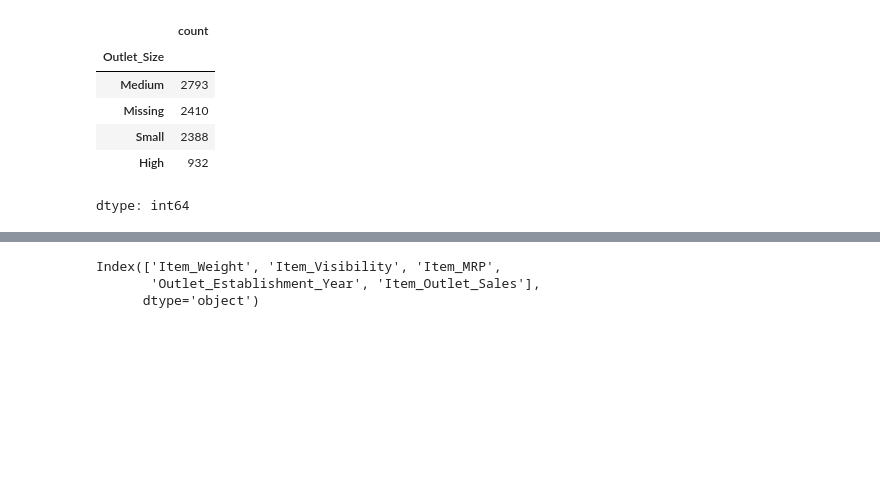
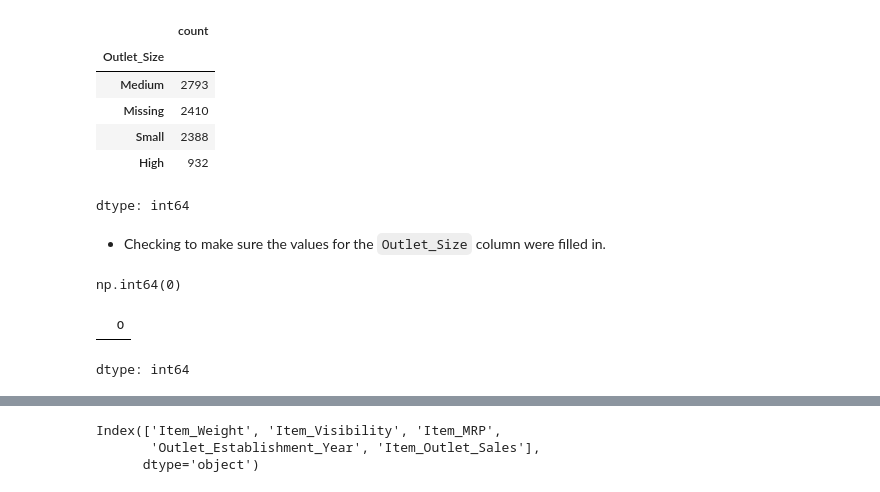
Before and after one commit to QustaB/Prediction_of_Production_Sales, a Jupyter notebook: Prediction_of_Production_Sales.ipynb, the cells around one changed output, grey strips where cells are left out. Cells and saved outputs as stored; diff of their text form; code cells hidden in the pictures; blank space fills up the shorter version.

```diff
--- a/Prediction_of_Production_Sales.ipynb
+++ b/Prediction_of_Production_Sales.ipynb
@@ -143,3 +158,15 @@ df['Outlet_Size'].value_counts(dropna=False)
 | Small | 2388 |
 | High | 932 |
 dtype: int64
+# %% [markdown]
+- Checking to make sure the values for the `Outlet_Size` column were filled in.
+# %%
+df['Outlet_Size'].isna().sum()
+# %% [output]
+np.int64(0)
+# %%
+null_cat = df[cat_cols].isna().sum()
+null_cat[null_cat>0]
+# %% [output]
+|  | 0 |
+dtype: int64
```
Also changed, not shown: parts of 20 cells of this notebook.
